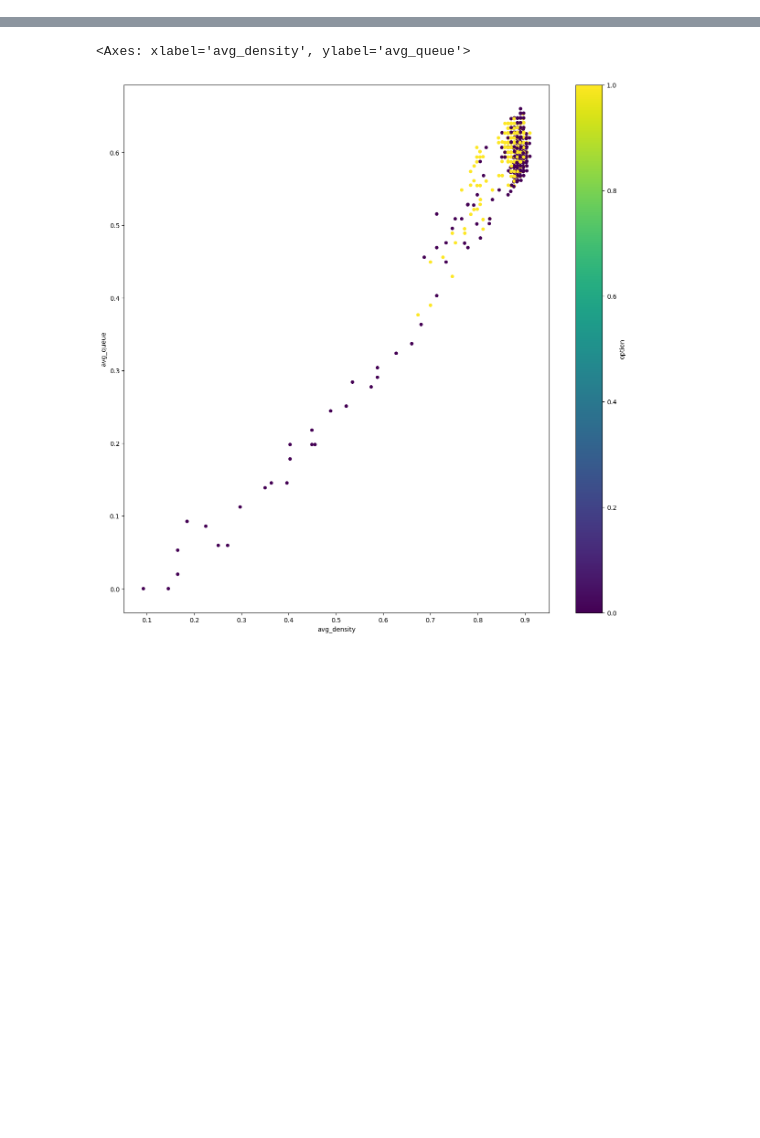
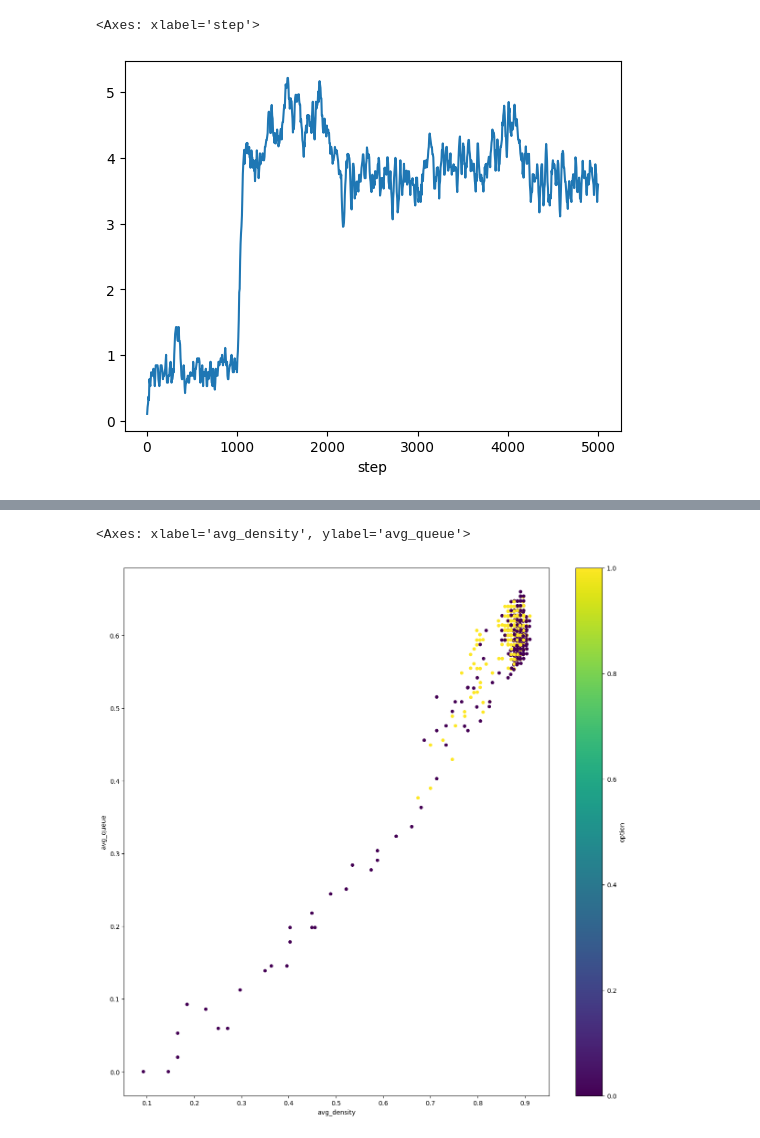
Before and after one commit to Ouroboros4991/MasterThesis2024, a Jupyter notebook: option_critic_exploration.ipynb, the cells around one changed output, grey strips where cells are left out. Saved outputs shown, nothing was run; the diff lists cells and outputs as text; code cells hidden in the pictures; blank space fills up the shorter version.

```diff
--- a/option_critic_exploration.ipynb
+++ b/option_critic_exploration.ipynb
@@ -16,8 +16,8 @@ from agents.option_critic import OptionCriticFeatures
 BASE_FOLDER = './outputs/evaluation'
 N_OPTIONS = 2
 TRAFFIC = 'custom-2way-single-intersection'
-PREFIX = 'oc_hd_sum_steps' # 'oc_2way_500k_steps'
-MODEL = "./models/option_critic_2_options_custom-2way-single-intersection_hd_reg_sum_500000_steps"
+PREFIX = 'option_critic_nn' # 'oc_2way_500k_steps'
+MODEL = "./models/option_critic_nn_2_options_custom-2way-single-intersection_500000_steps"
 # %%
 def to_tensor(obs):
     obs = np.asarray(obs)
@@ -58,3 +58,8 @@ def extract_obs_data(df):
     return df_probs_obs
 # %%
 df_single_episode, _ = load_data(PREFIX, TRAFFIC)
+# %%
+df_single_episode.lane_density.plot()
+# %% [output]
+<Axes: xlabel='step'>
+[figure, added]
```
Also changed, not shown: parts of 3 cells of this notebook, 15 other files.
